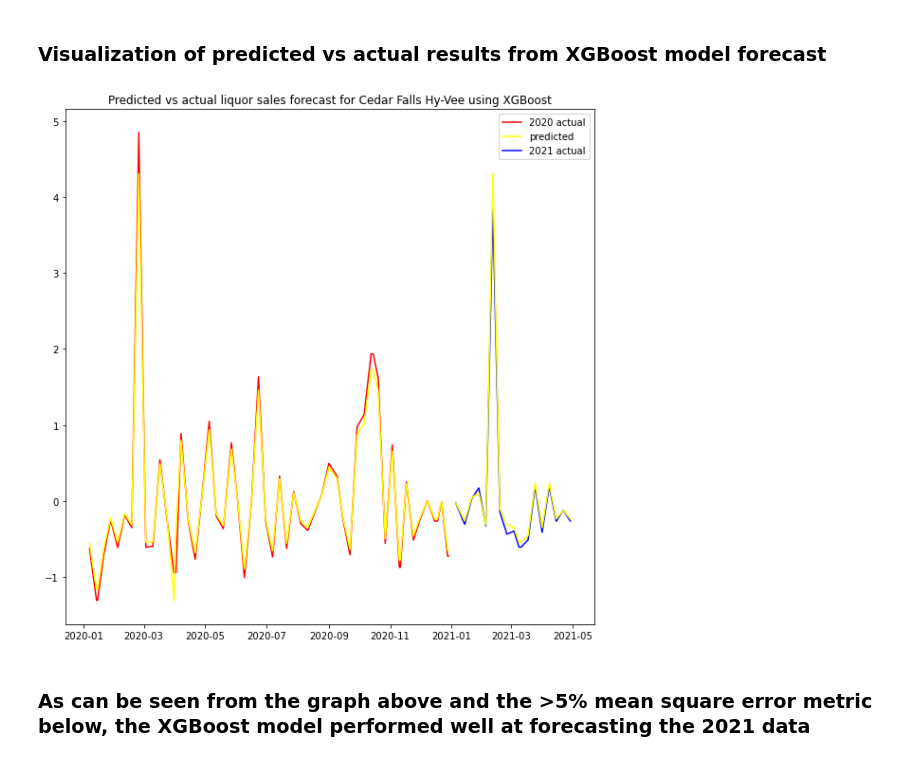
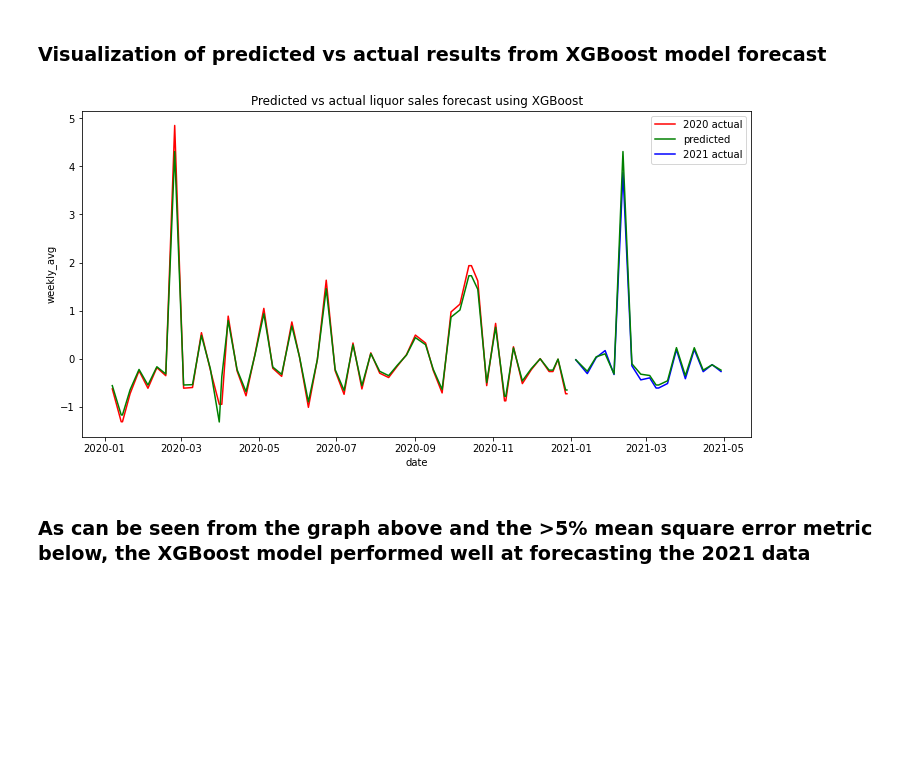
Before and after one commit to JSchoonmaker/Retail_sales_forecast, a Jupyter notebook: liquor_sales.ipynb, the cells around one changed output. Drawn from its saved outputs; the diff is of its cells as text; code cells hidden in the pictures; blank space fills up the shorter version.

```diff
--- a/liquor_sales.ipynb
+++ b/liquor_sales.ipynb
@@ -444,17 +432,17 @@ model = xgb.train(params={'objective':'reg:squarederror','eval_metric':'mae'}
 # %% [markdown]
 ### Visualization of predicted vs actual results from XGBoost model forecast
 # %%
-plt.figure(figsize=(10, 10))
-plt.plot(cf_hyvee_2020['date'], X_train['weekly_avg'], color = "red", label='2020 actual')
-plt.plot(cf_hyvee_2020['date'], model.predict(matrix_train), color = 'yellow', label='predicted')
-plt.plot(cf_hyvee_2021['date'], test['weekly_avg'], color = "blue", label='2021 actual')
-plt.plot(cf_hyvee_2021['date'], model.predict(matrix_test), color = "yellow")
-plt.title("Predicted vs actual liquor sales forecast for Cedar Falls Hy-Vee using XGBoost")
+plt.figure(figsize=(12, 6))
+sns.lineplot(x=cf_hyvee_2020['date'], y=X_train['weekly_avg'], color = "red", label='2020 actual')
+sns.lineplot(x=cf_hyvee_2020['date'], y=model.predict(matrix_train), color = 'green', label='predicted')
+sns.lineplot(x=cf_hyvee_2021['date'], y=test['weekly_avg'], color = "blue", label='2021 actual')
+sns.lineplot(x=cf_hyvee_2021['date'], y=model.predict(matrix_test), color = "green")
+plt.title("Predicted vs actual liquor sales forecast using XGBoost")
 plt.legend()
 
 plt.show()
 # %% [output]
-[figure, old version]
+[figure, new version]
 # %% [markdown]
 ### As can be seen from the graph above and the >5% mean square error metric below, the XGBoost model performed well at forecasting the 2021 data
 # %%
```
Also changed, not shown: parts of 4 cells of this notebook.
